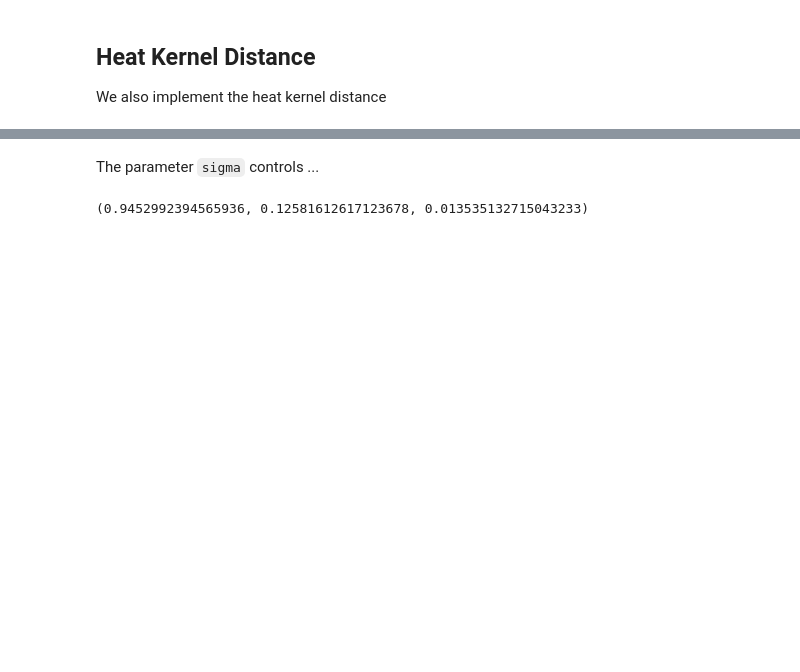
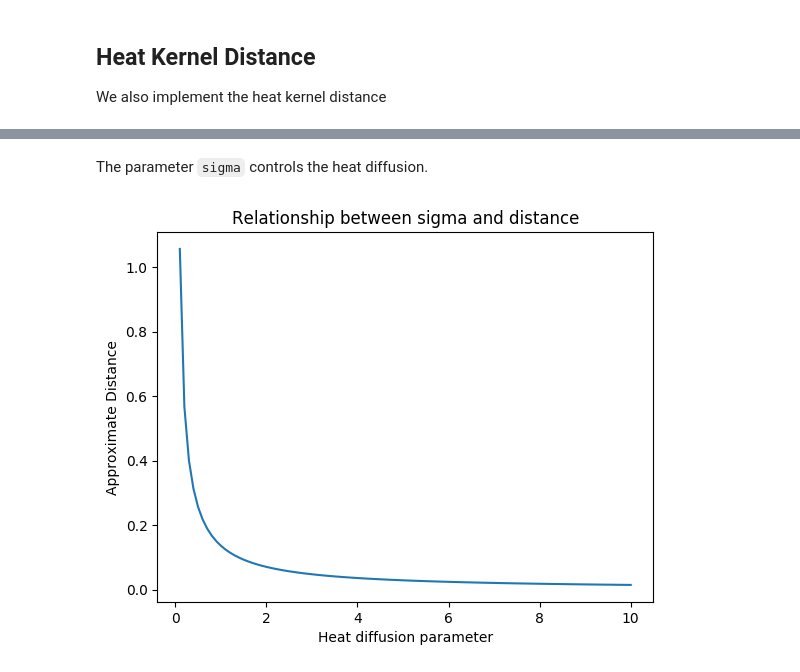
Before and after one commit to scikit-tda/persim, a Jupyter notebook: notebooks/distances.ipynb, the cells around one changed output, grey strips where cells are left out. Saved outputs shown, nothing was run; the diff lists cells and outputs as text; code cells hidden in the pictures; blank space fills up the shorter version.

```diff
--- a/notebooks/distances.ipynb
+++ b/notebooks/distances.ipynb
@@ -65,6 +108,13 @@ persim.heat(dgm_clean, dgm_noisy)
 # %% [markdown]
-The parameter `sigma` controls ...
+The parameter `sigma` controls the heat diffusion.
-# %%
-persim.heat(dgm_clean, dgm_noisy, sigma=0.1), persim.heat(dgm_clean, dgm_noisy, sigma=1), persim.heat(dgm_clean, dgm_noisy, sigma=10)
-# %% [output]
-(0.9452992394565936, 0.12581612617123678, 0.013535132715043233)
+# %%
+sigmas = np.linspace(0.1, 10, 100)
+ds = [persim.heat(dgm_clean, dgm_noisy, sigma=s) for s in sigmas]
+# %%
+plt.plot(sigmas, ds)
+plt.xlabel("Heat diffusion parameter")
+plt.ylabel("Approximate Distance")
+plt.title("Relationship between sigma and distance")
+plt.show()
+# %% [output]
+[figure, added]
```
Also changed, not shown: parts of 13 cells of this notebook, 11 other files.
